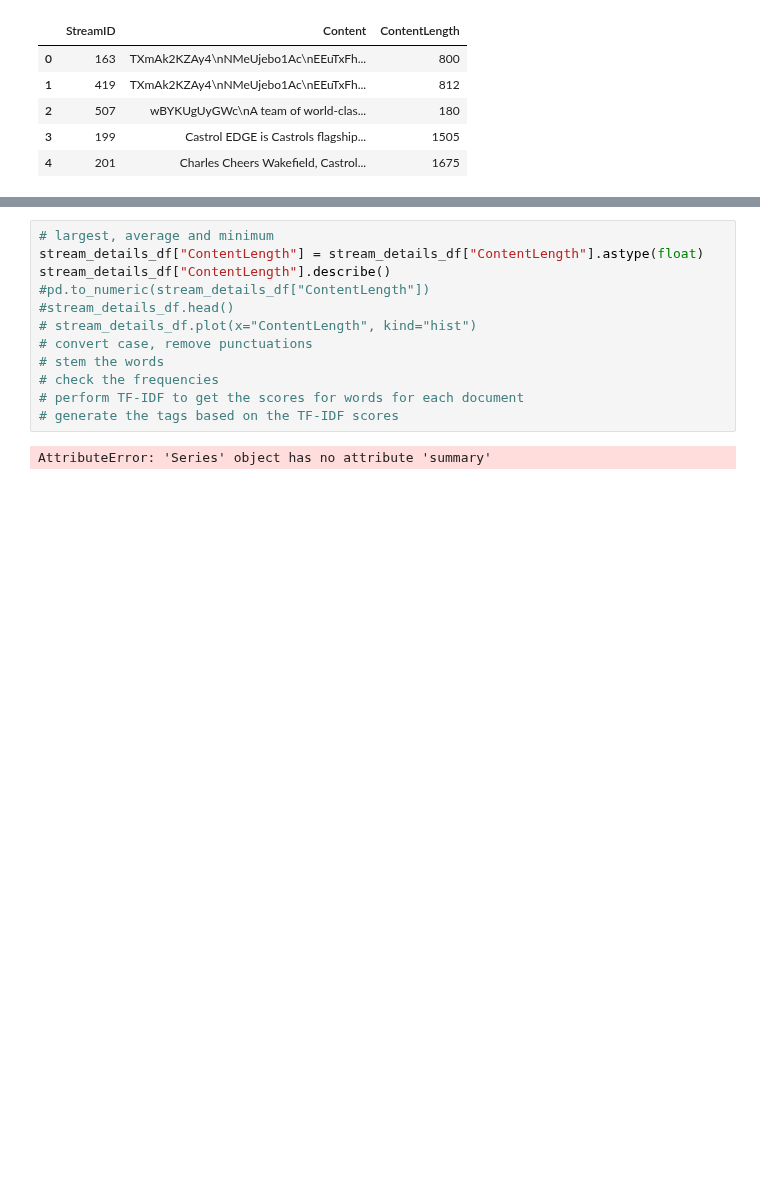
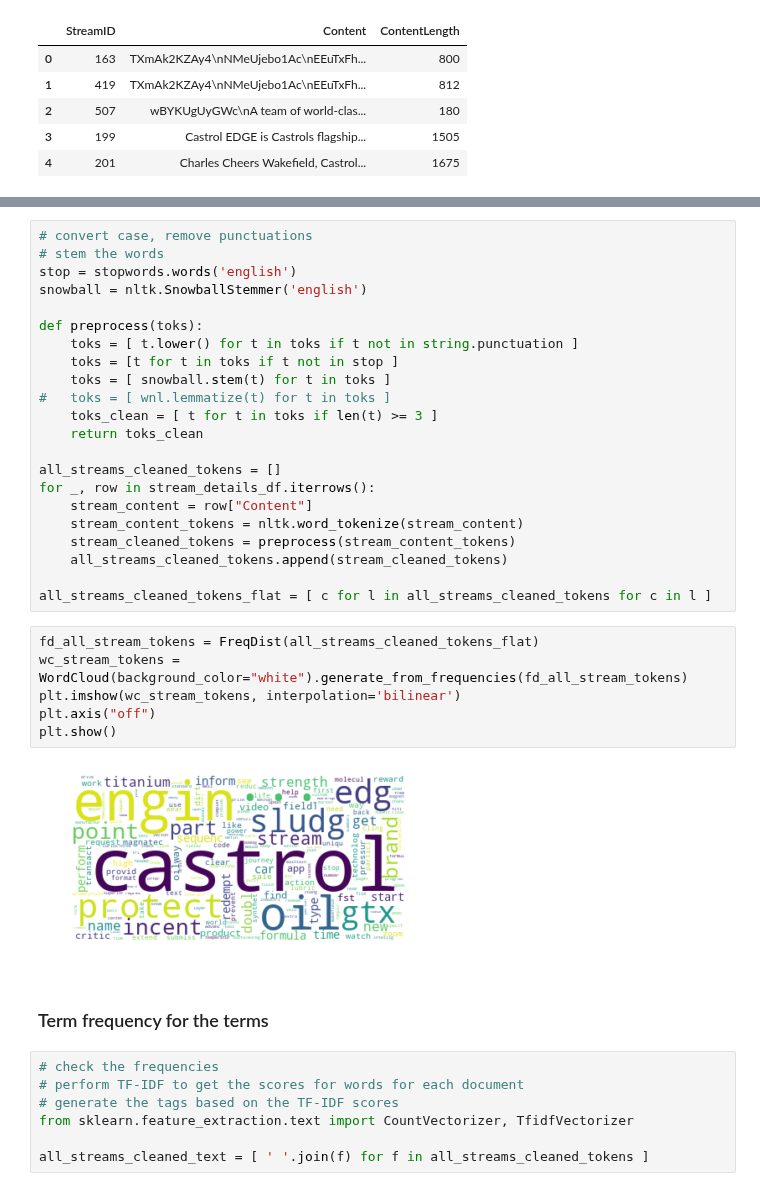
Before and after one commit to ace-racer/ContextualRecommender, a Jupyter notebook: jupyter_notebooks/stream_content_descriptive_text_analysis.ipynb, the cells around one changed output, grey strips where cells are left out. Drawn from its saved outputs; the diff is of its cells as text; blank space fills up the shorter version.

Commit message:
Add code to generate the term matrix - term frequency and the TF IDF values

```diff
--- a/jupyter_notebooks/stream_content_descriptive_text_analysis.ipynb
+++ b/jupyter_notebooks/stream_content_descriptive_text_analysis.ipynb
@@ -77,14 +100,39 @@ stream_details_df.head()
+# %%
+# convert case, remove punctuations
+# stem the words
+stop = stopwords.words('english')
+snowball = nltk.SnowballStemmer('english')
+
+def preprocess(toks):
+    toks = [ t.lower() for t in toks if t not in string.punctuation ]
+    toks = [t for t in toks if t not in stop ]
+    toks = [ snowball.stem(t) for t in toks ]
+#   toks = [ wnl.lemmatize(t) for t in toks ]
+    toks_clean = [ t for t in toks if len(t) >= 3 ]
+    return toks_clean
+
+all_streams_cleaned_tokens = []
+for _, row in stream_details_df.iterrows():
+    stream_content = row["Content"]
+    stream_content_tokens = nltk.word_tokenize(stream_content)
+    stream_cleaned_tokens = preprocess(stream_content_tokens)
+    all_streams_cleaned_tokens.append(stream_cleaned_tokens)
+
+all_streams_cleaned_tokens_flat = [ c for l in all_streams_cleaned_tokens for c in l ]
+# %%
+fd_all_stream_tokens = FreqDist(all_streams_cleaned_tokens_flat)
+wc_stream_tokens = WordCloud(background_color="white").generate_from_frequencies(fd_all_stream_tokens)
+plt.imshow(wc_stream_tokens, interpolation='bilinear')
+plt.axis("off")
+plt.show()
+# %% [output]
+[figure, added]
+# %% [markdown]
+### Term frequency for the terms
 # %%
-# largest, average and minimum
-stream_details_df["ContentLength"] = stream_details_df["ContentLength"].astype(float)
-stream_details_df["ContentLength"].describe()
-#pd.to_numeric(stream_details_df["ContentLength"])
-#stream_details_df.head()
-# stream_details_df.plot(x="ContentLength", kind="hist")
-# convert case, remove punctuations
-# stem the words
 # check the frequencies
 # perform TF-IDF to get the scores for words for each document
 # generate the tags based on the TF-IDF scores
+from sklearn.feature_extraction.text import CountVectorizer, TfidfVectorizer
+
+all_streams_cleaned_text = [ ' '.join(f) for f in all_streams_cleaned_tokens ]
-# %% [output]
-AttributeError: 'Series' object has no attribute 'summary'
```
Also changed, not shown: parts of 9 cells of this notebook, 2 other files.
